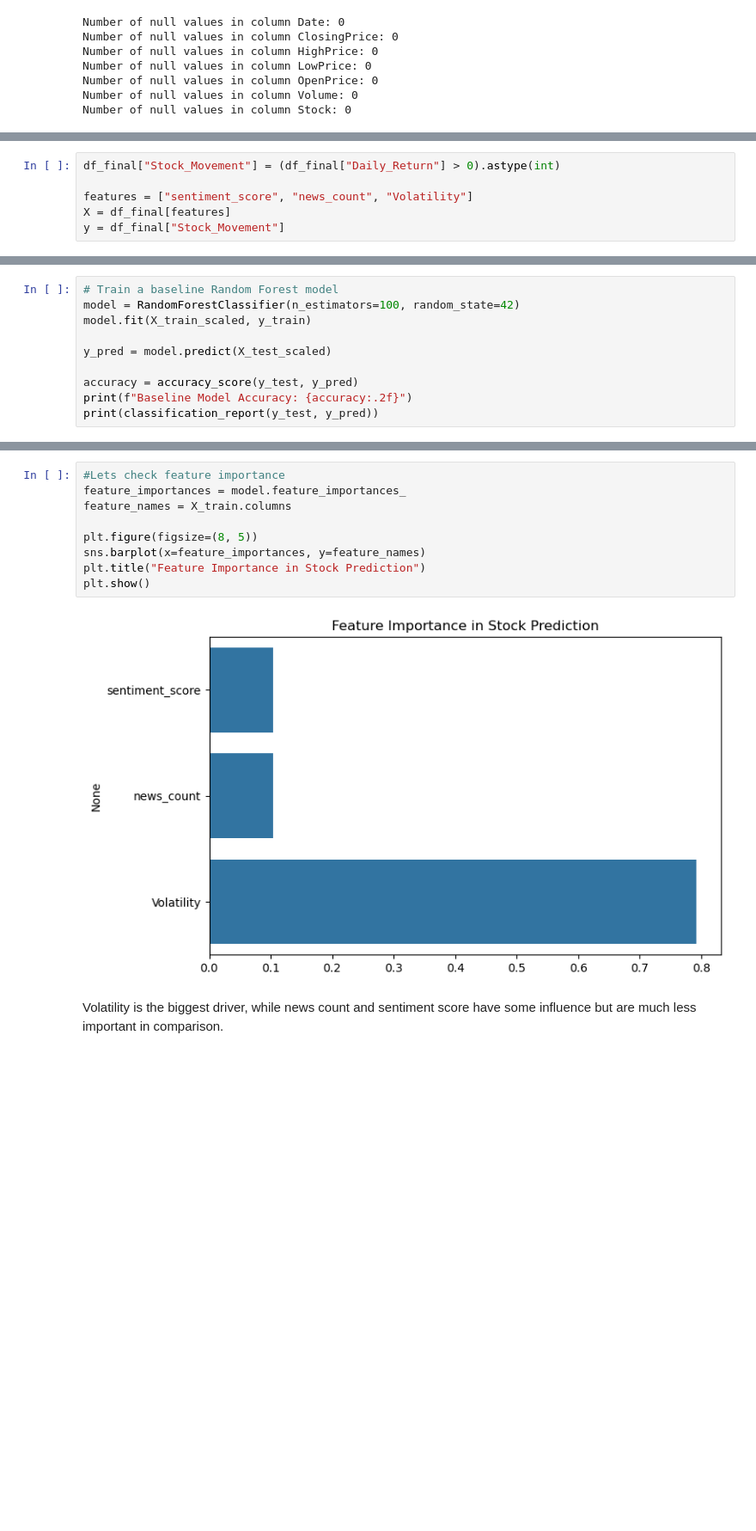
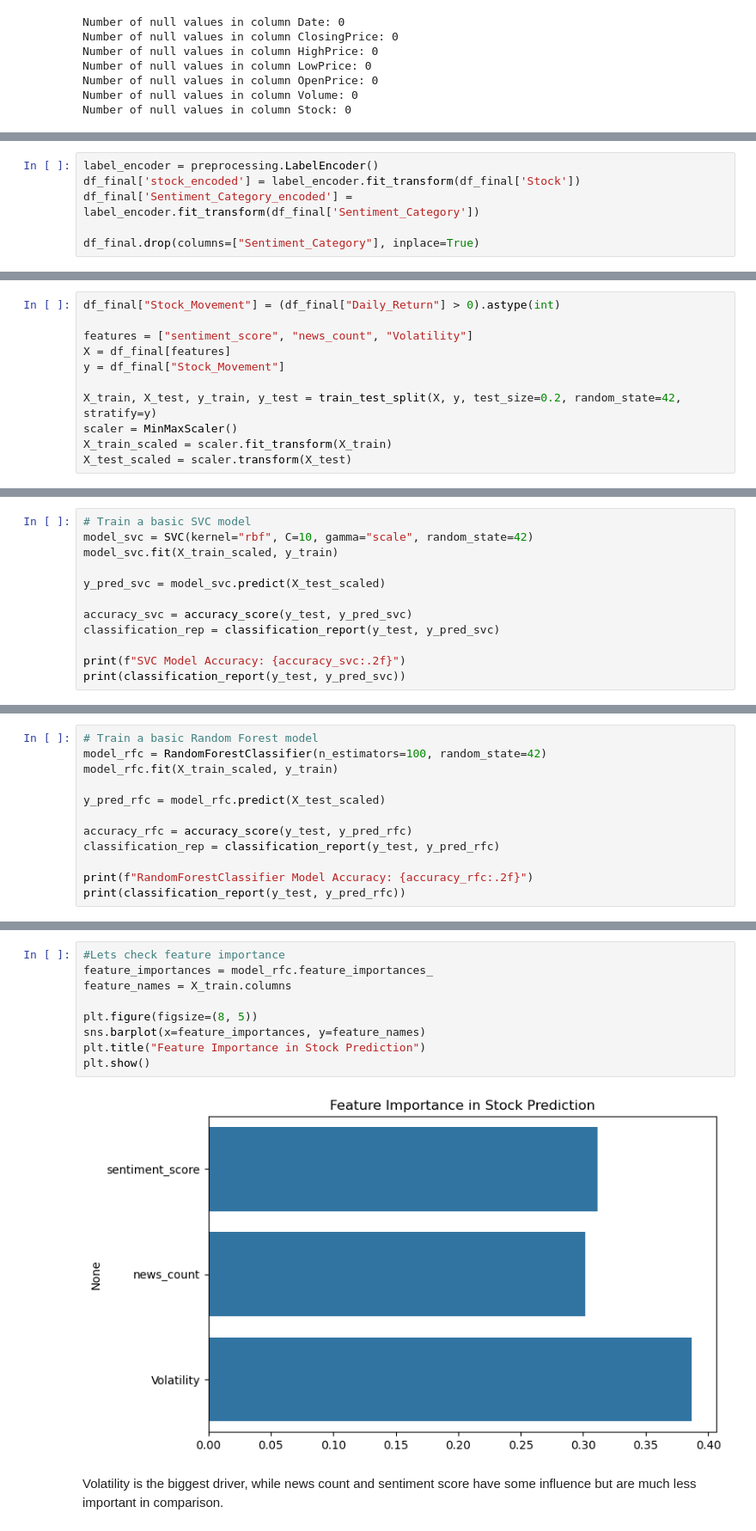
Before and after one commit to krupakmurthy/final_capstone, a Jupyter notebook: capstone.ipynb, the cells around one changed output, grey strips where cells are left out. Shown at 86% size. Drawn from its saved outputs; the diff is of its cells as text; blank space fills up the shorter version.

```diff
--- a/capstone.ipynb
+++ b/capstone.ipynb
@@ -815,0 +852,6 @@ Now we are done with EDA, lets start with a baseline model. We want to predict w
+# %%
+label_encoder = preprocessing.LabelEncoder()
+df_final['stock_encoded'] = label_encoder.fit_transform(df_final['Stock'])
+df_final['Sentiment_Category_encoded'] = label_encoder.fit_transform(df_final['Sentiment_Category'])
+
+df_final.drop(columns=["Sentiment_Category"], inplace=True)
@@ -819,3 +881,8 @@ df_final["Stock_Movement"] = (df_final["Daily_Return"] > 0).astype(int)
 features = ["sentiment_score", "news_count", "Volatility"]
 X = df_final[features]
 y = df_final["Stock_Movement"]
+
+X_train, X_test, y_train, y_test = train_test_split(X, y, test_size=0.2, random_state=42, stratify=y)
+scaler = MinMaxScaler()
+X_train_scaled = scaler.fit_transform(X_train)
+X_test_scaled = scaler.transform(X_test)
@@ -828,0 +889,12 @@ We will use a Random Forest Classifier since it handles both non-linear relation
+# %%
+# Train a basic SVC model
+model_svc = SVC(kernel="rbf", C=10, gamma="scale", random_state=42)
+model_svc.fit(X_train_scaled, y_train)
+
+y_pred_svc = model_svc.predict(X_test_scaled)
+
+accuracy_svc = accuracy_score(y_test, y_pred_svc)
+classification_rep = classification_report(y_test, y_pred_svc)
+
+print(f"SVC Model Accuracy: {accuracy_svc:.2f}")
+print(classification_report(y_test, y_pred_svc))
@@ -829,11 +913,13 @@ We will use a Random Forest Classifier since it handles both non-linear relation
 # %%
-# Train a baseline Random Forest model
-model = RandomForestClassifier(n_estimators=100, random_state=42)
-model.fit(X_train_scaled, y_train)
+# Train a basic Random Forest model
+model_rfc = RandomForestClassifier(n_estimators=100, random_state=42)
+model_rfc.fit(X_train_scaled, y_train)
 
-y_pred = model.predict(X_test_scaled)
+y_pred_rfc = model_rfc.predict(X_test_scaled)
 
-accuracy = accuracy_score(y_test, y_pred)
-print(f"Baseline Model Accuracy: {accuracy:.2f}")
-print(classification_report(y_test, y_pred))
+accuracy_rfc = accuracy_score(y_test, y_pred_rfc)
+classification_rep = classification_report(y_test, y_pred_rfc)
+
+print(f"RandomForestClassifier Model Accuracy: {accuracy_rfc:.2f}")
+print(classification_report(y_test, y_pred_rfc))
 # %% [output]
@@ -849,13 +937,13 @@ weighted avg       0.51      0.52      0.51       318
 # %%
 #Lets check feature importance
-feature_importances = model.feature_importances_
+feature_importances = model_rfc.feature_importances_
 feature_names = X_train.columns
 
 plt.figure(figsize=(8, 5))
 sns.barplot(x=feature_importances, y=feature_names)
 plt.title("Feature Importance in Stock Prediction")
 plt.show()
 # %% [output]
-[figure, old version]
+[figure, new version]
 # %% [markdown]
 Volatility is the biggest driver, while news count and sentiment score have some influence but are much less important in comparison.
```
Also changed, not shown: parts of 88 cells of this notebook, 1 other file.
